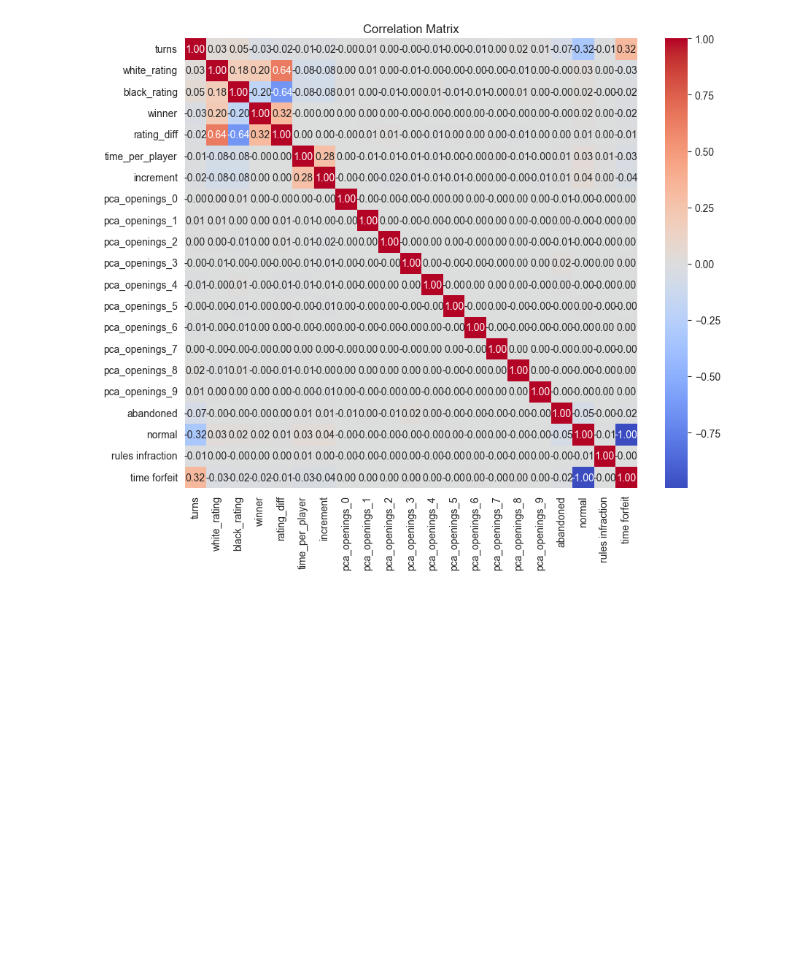
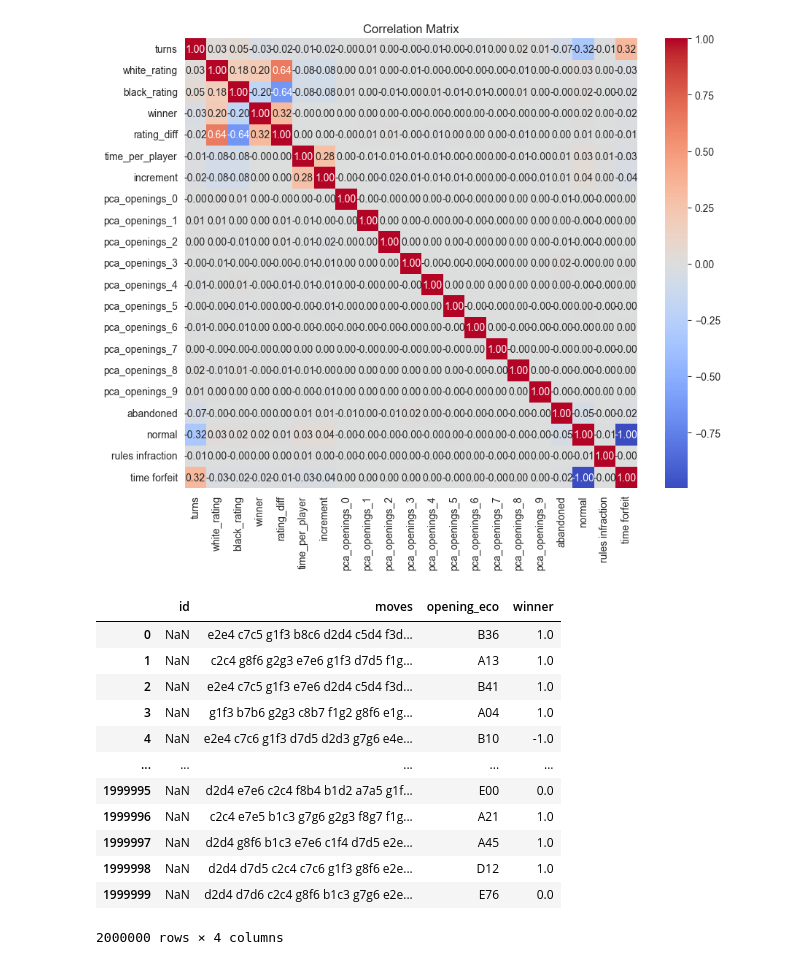
Before and after one commit to robinmoon2/AI_Application_HY, a Jupyter notebook: Chess_Project/EliteDataAnalysis.ipynb, the cells around one changed output. Cells and saved outputs as stored; diff of their text form; code cells hidden in the pictures; blank space fills up the shorter version.

```diff
--- a/Chess_Project/EliteDataAnalysis.ipynb
+++ b/Chess_Project/EliteDataAnalysis.ipynb
@@ -497,3 +505,20 @@ plot_correlation_matrix(df)
 # %%
 # save the data to a new csv file
 df.to_csv('CSV_Output/elite_chess_games_features-ALL_cleaned.csv', index=False)
+# %%
+move_df = pd.read_csv('CSV_Output/elite_chess_games_moves-2M_games.csv')
+move_df
+# %% [output]
+|  | id | moves | opening_eco | winner |
+| 0 | NaN | e2e4 c7c5 g1f3 b8c6 d2d4 c5d4 f3d... | B36 | 1.0 |
+| 1 | NaN | c2c4 g8f6 g2g3 e7e6 g1f3 d7d5 f1g... | A13 | 1.0 |
+| 2 | NaN | e2e4 c7c5 g1f3 e7e6 d2d4 c5d4 f3d... | B41 | 1.0 |
+| 3 | NaN | g1f3 b7b6 g2g3 c8b7 f1g2 g8f6 e1g... | A04 | 1.0 |
+| 4 | NaN | e2e4 c7c6 g1f3 d7d5 d2d3 g7g6 e4e... | B10 | -1.0 |
+| ... | ... | ... | ... | ... |
+| 1999995 | NaN | d2d4 e7e6 c2c4 f8b4 b1d2 a7a5 g1f... | E00 | 0.0 |
+| 1999996 | NaN | c2c4 e7e5 b1c3 g7g6 g2g3 f8g7 f1g... | A21 | 1.0 |
+| 1999997 | NaN | d2d4 g8f6 b1c3 e7e6 c1f4 d7d5 e2e... | A45 | 1.0 |
+| 1999998 | NaN | d2d4 d7d5 c2c4 c7c6 g1f3 g8f6 e2e... | D12 | 1.0 |
+| 1999999 | NaN | d2d4 d7d6 c2c4 g8f6 b1c3 g7g6 e2e... | E76 | 0.0 |
+2000000 rows × 4 columns
```
Also changed, not shown: parts of 6 cells of this notebook, 25 other files.
